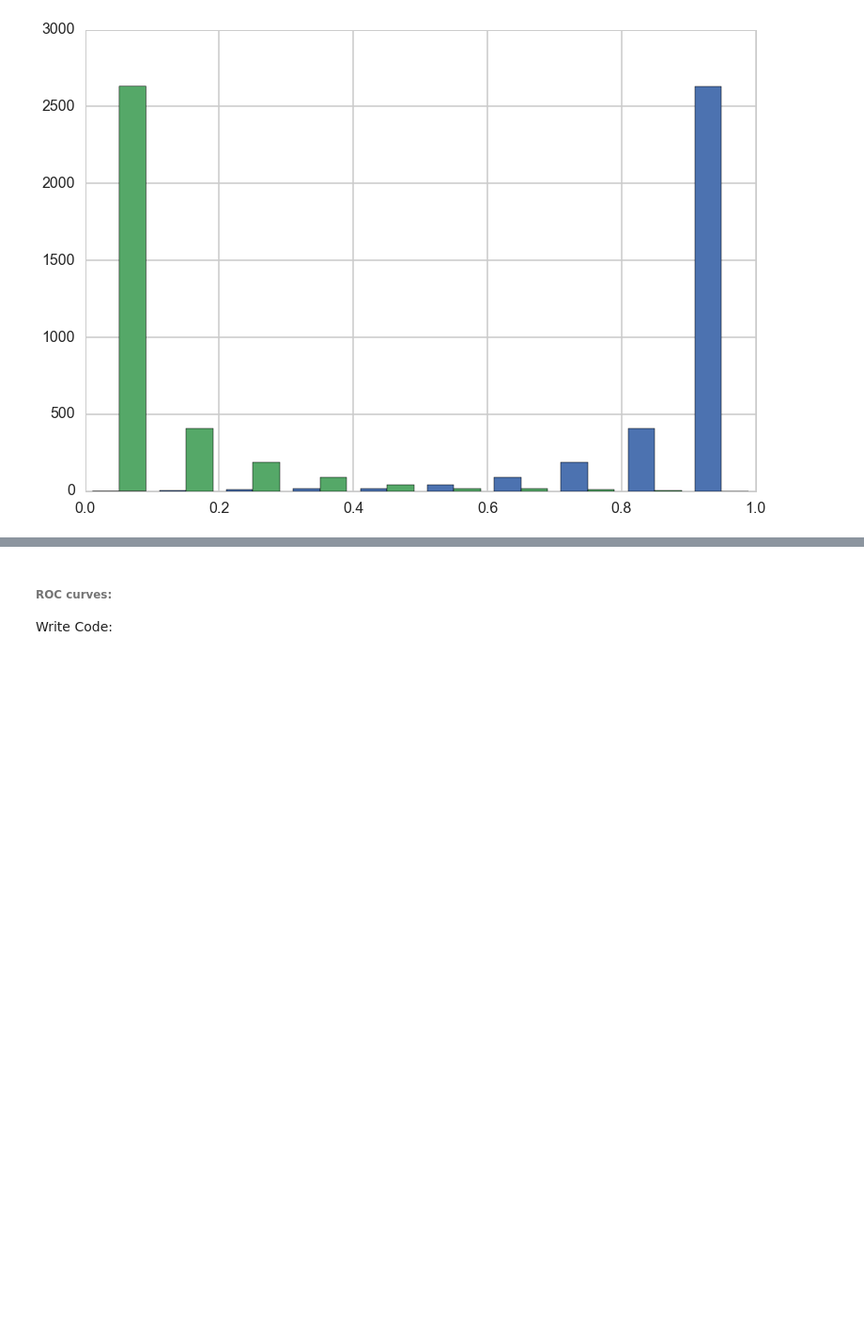
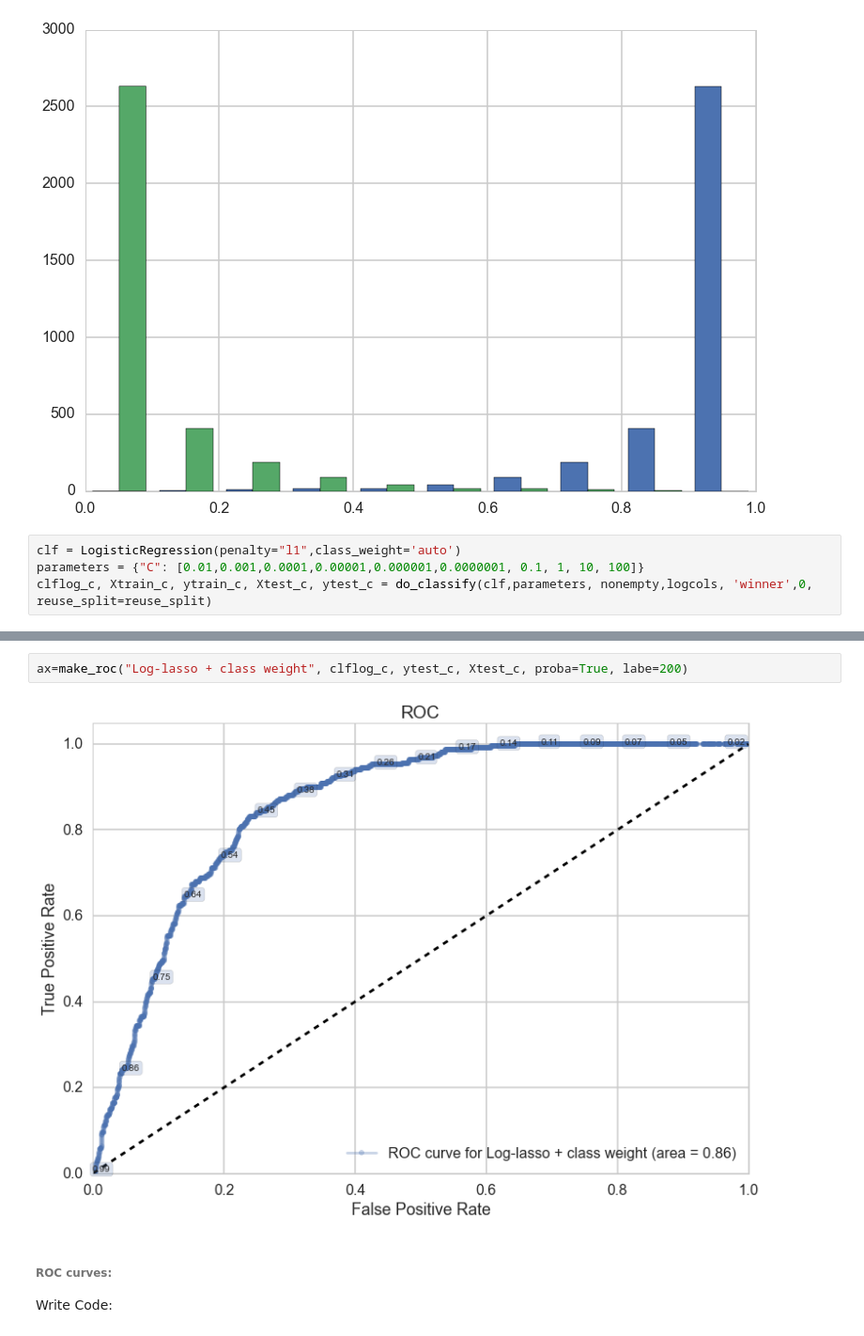
Before and after one commit to martinkess/India, a Jupyter notebook: SVC + Log-Lasso Classifier.ipynb, the cells around one changed output, grey strips where cells are left out. Shown at 94% size. Saved outputs shown, nothing was run; the diff lists cells and outputs as text; blank space fills up the shorter version.

```diff
--- a/SVC + Log-Lasso Classifier.ipynb
+++ b/SVC + Log-Lasso Classifier.ipynb
@@ -324,3 +373,7 @@ plt.hist(clflog.predict_proba(Xtest))
           8.99217313e-01,   9.99021641e-01]),
  <a list of 2 Lists of Patches objects>)
 [figure]
+# %%
+clf = LogisticRegression(penalty="l1",class_weight='auto')
+parameters = {"C": [0.01,0.001,0.0001,0.00001,0.000001,0.0000001, 0.1, 1, 10, 100]}
+clflog_c, Xtrain_c, ytrain_c, Xtest_c, ytest_c = do_classify(clf,parameters, nonempty,logcols, 'winner',0, reuse_split=reuse_split)
@@ -327,3 +389,7 @@ plt.hist(clflog.predict_proba(Xtest))
+# %%
+ax=make_roc("Log-lasso + class weight", clflog_c, ytest_c, Xtest_c, proba=True, labe=200)
+# %% [output]
+[figure, added]
 # %% [markdown]
 ###### ROC curves:
 Write Code:
```
Also changed, not shown: parts of 11 cells of this notebook.
